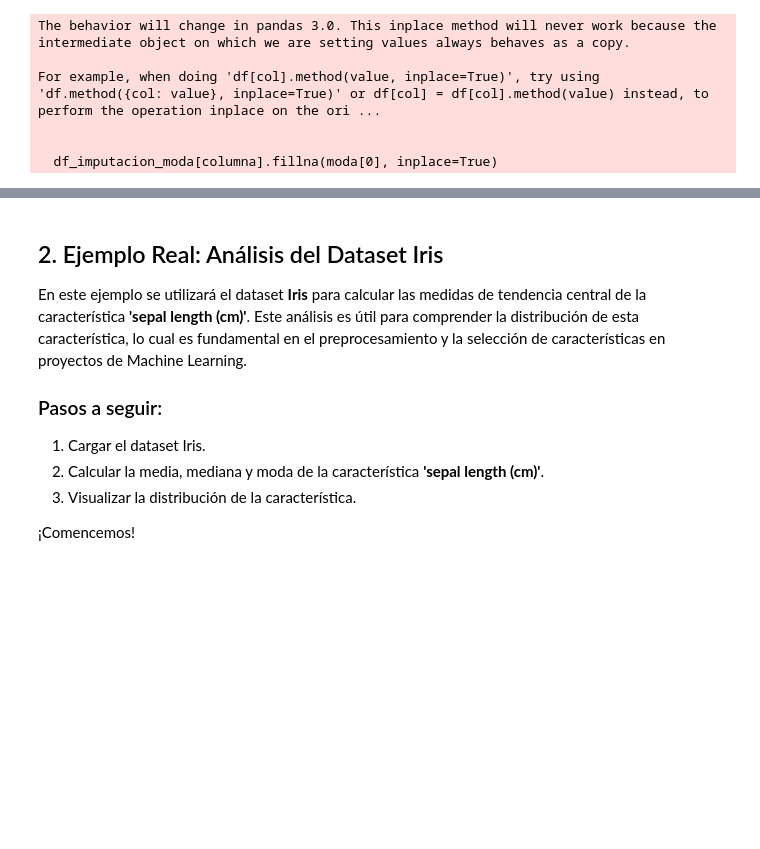
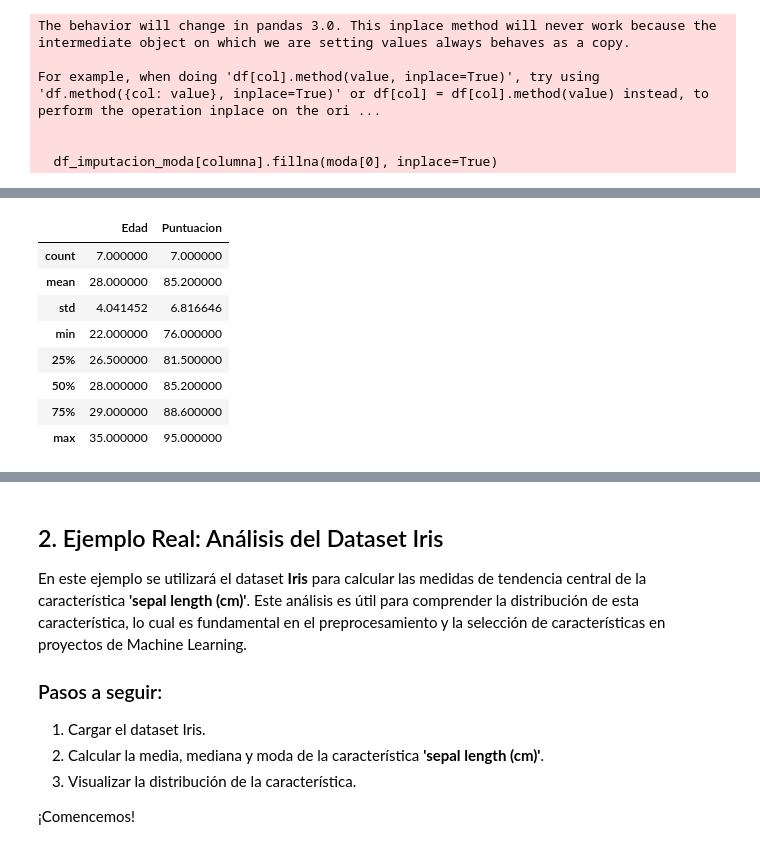
Before and after one commit to JZGlez/MCD_G2_Programacion2, a Jupyter notebook: 1. Medidas_tendencia_central_real.ipynb, the cells around one changed output, grey strips where cells are left out. Saved outputs shown, nothing was run; the diff lists cells and outputs as text; code cells hidden in the pictures; blank space fills up the shorter version.

```diff
--- a/1. Medidas_tendencia_central_real.ipynb
+++ b/1. Medidas_tendencia_central_real.ipynb
@@ -181,0 +202,12 @@ For example, when doing 'df[col].method(value, inplace=True)', try using 'df.met
+# %%
+df_imputacion_media.describe()
+# %% [output]
+|  | Edad | Puntuacion |
+| count | 7.000000 | 7.000000 |
+| mean | 28.000000 | 85.200000 |
+| std | 4.041452 | 6.816646 |
+| min | 22.000000 | 76.000000 |
+| 25% | 26.500000 | 81.500000 |
+| 50% | 28.000000 | 85.200000 |
+| 75% | 29.000000 | 88.600000 |
+| max | 35.000000 | 95.000000 |
```
Also changed, not shown: parts of 8 cells of this notebook.
